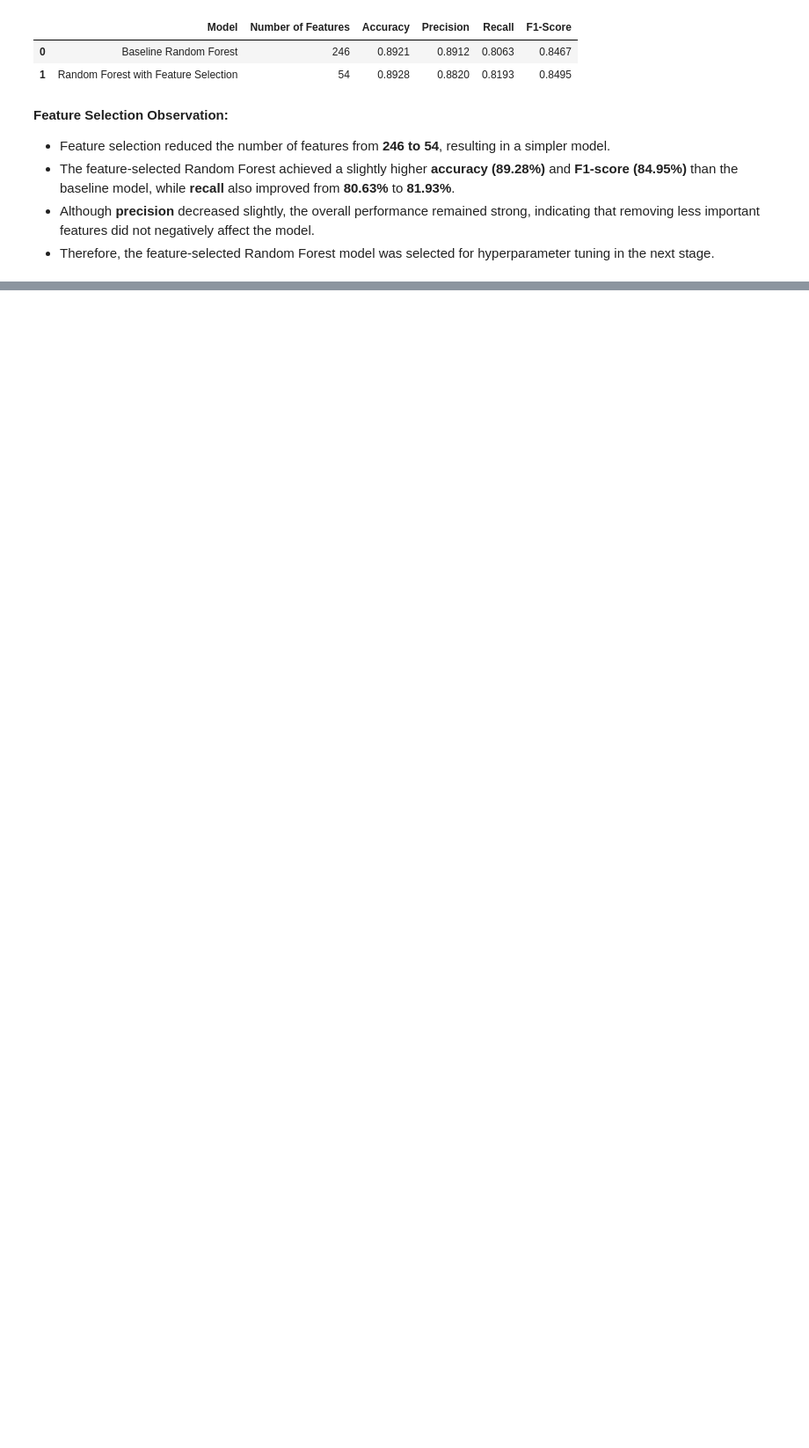
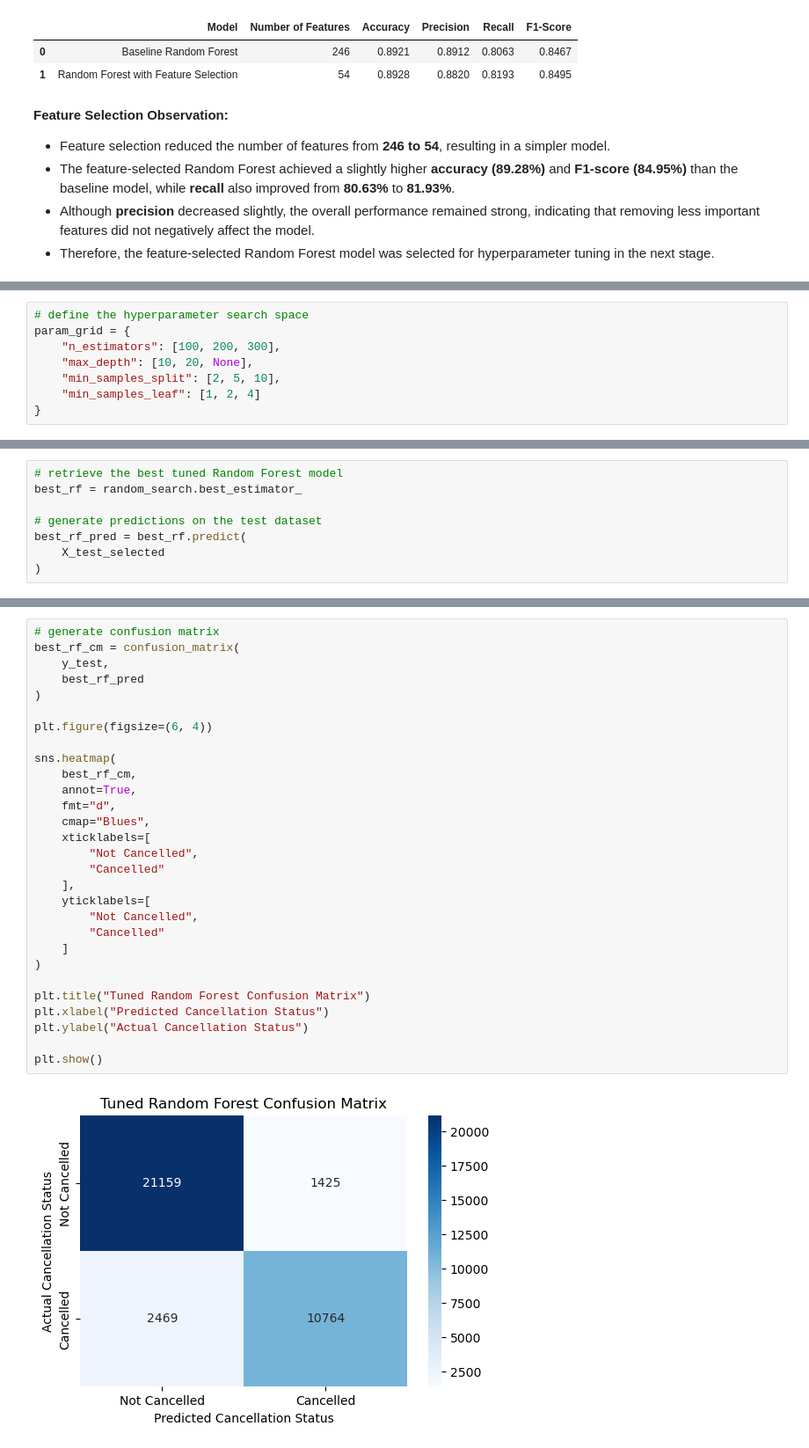
Before and after one commit to yixqinggg/mldp_hotel_booking_prediction, a Jupyter notebook: hotel_booking_cancellation_prediction.ipynb, the cells around one changed output, grey strips where cells are left out. Shown at 88% size. Cells and saved outputs as stored; diff of their text form; blank space fills up the shorter version.

Commit message:
Perform hyperparameter tuning using RandomizedSearchCV

```diff
--- a/hotel_booking_cancellation_prediction.ipynb
+++ b/hotel_booking_cancellation_prediction.ipynb
@@ -1165,0 +1201,8 @@ feature_selection_comparison.round(4)
+# %%
+# define the hyperparameter search space
+param_grid = {
+    "n_estimators": [100, 200, 300],
+    "max_depth": [10, 20, None],
+    "min_samples_split": [2, 5, 10],
+    "min_samples_leaf": [1, 2, 4]
+}
@@ -1165,0 +1309,8 @@ feature_selection_comparison.round(4)
+# %%
+# retrieve the best tuned Random Forest model
+best_rf = random_search.best_estimator_
+
+# generate predictions on the test dataset
+best_rf_pred = best_rf.predict(
+    X_test_selected
+)
@@ -1165,0 +1354,31 @@ feature_selection_comparison.round(4)
+# %%
+# generate confusion matrix
+best_rf_cm = confusion_matrix(
+    y_test,
+    best_rf_pred
+)
+
+plt.figure(figsize=(6, 4))
+
+sns.heatmap(
+    best_rf_cm,
+    annot=True,
+    fmt="d",
+    cmap="Blues",
+    xticklabels=[
+        "Not Cancelled",
+        "Cancelled"
+    ],
+    yticklabels=[
+        "Not Cancelled",
+        "Cancelled"
+    ]
+)
+
+plt.title("Tuned Random Forest Confusion Matrix")
+plt.xlabel("Predicted Cancellation Status")
+plt.ylabel("Actual Cancellation Status")
+
+plt.show()
+# %% [output]
+[figure, added]
```
Also changed, not shown: parts of 9 cells of this notebook.
